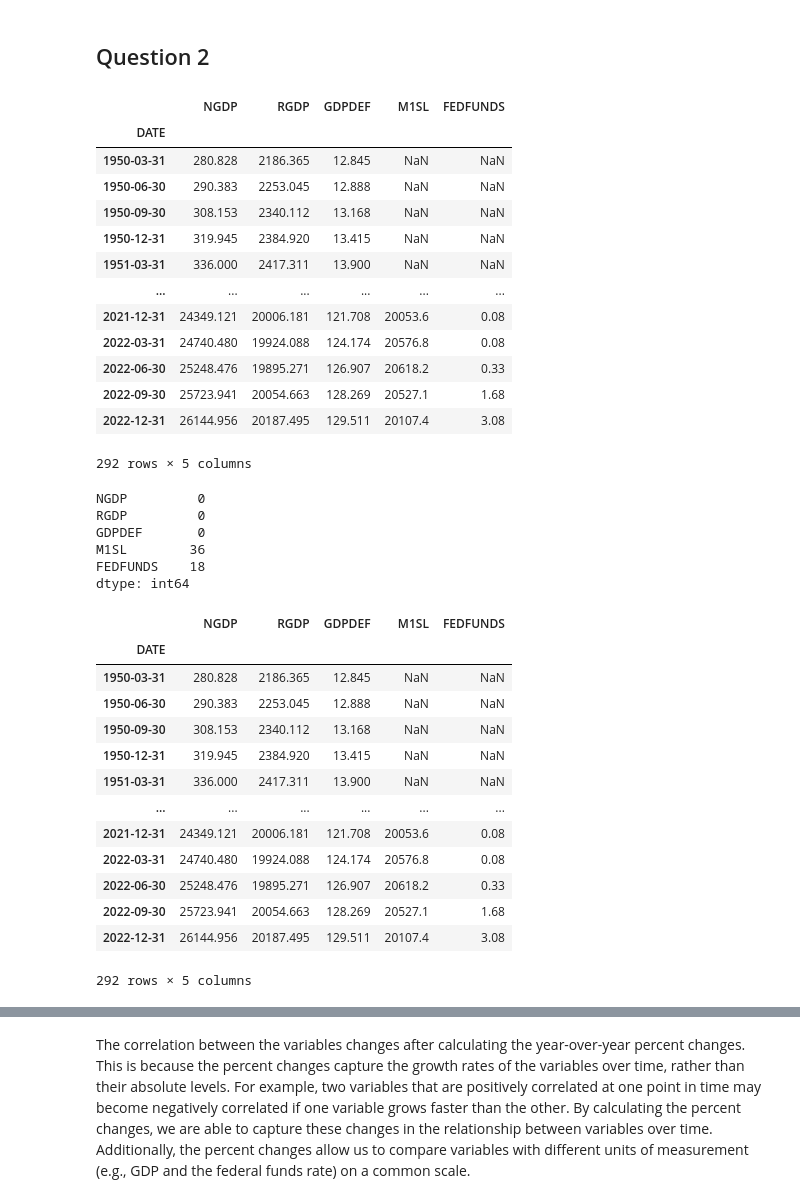
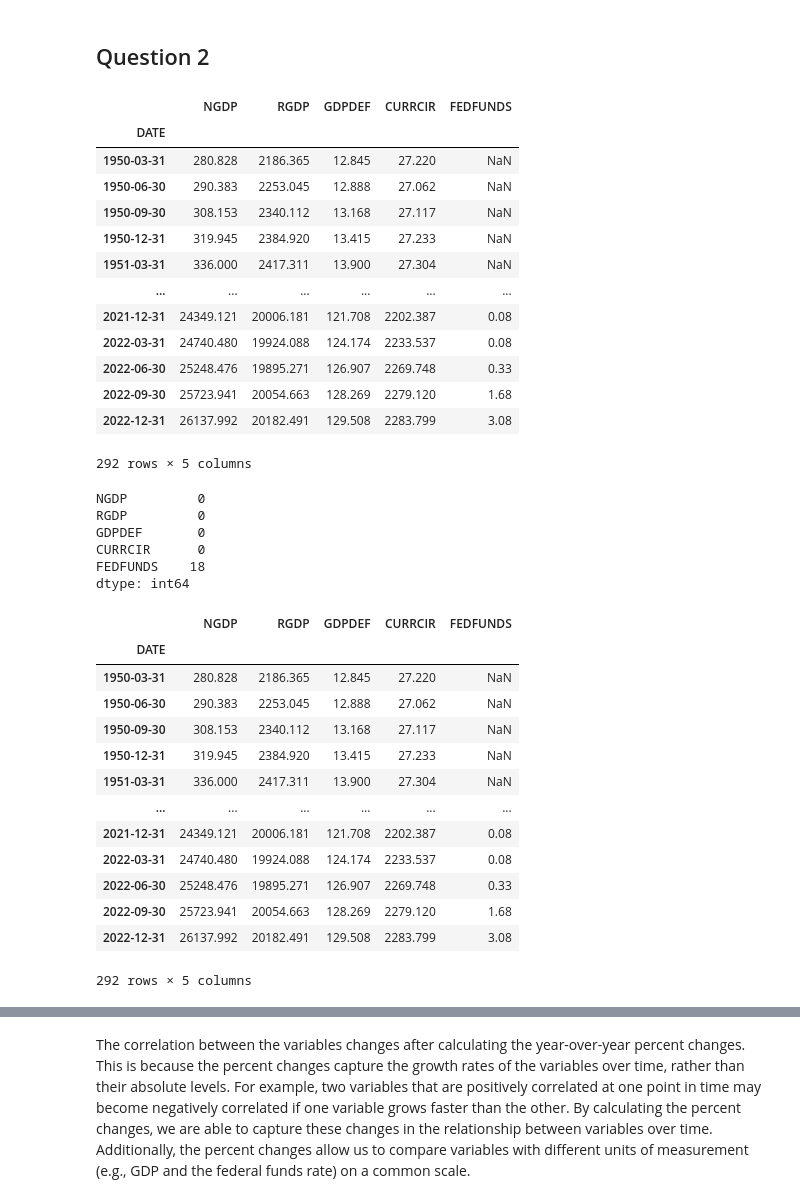
Before and after one commit to Tetteh96/ECON-611-Projects, a Jupyter notebook: Ch4/exercise2 Ch4.ipynb, the cells around one changed output, grey strips where cells are left out. Saved outputs shown, nothing was run; the diff lists cells and outputs as text; code cells hidden in the pictures.

```diff
--- a/Ch4/exercise2 Ch4.ipynb
+++ b/Ch4/exercise2 Ch4.ipynb
@@ -269,33 +278,33 @@ We can see from the scatter plot and line graph that there is a positive relatio
 # %%
 # Define start and end dates
 start = pd.to_datetime('1950-01-01')
 end = pd.to_datetime('2022-12-31')
 
 # Download data
 eco_indicator = pd.DataFrame()
 eco_indicator['NGDP'] = web.DataReader('GDP', 'fred', start, end)['GDP']
 eco_indicator['RGDP'] = web.DataReader('GDPC1', 'fred', start, end)['GDPC1']
 eco_indicator['GDPDEF'] = web.DataReader('GDPDEF', 'fred', start, end)['GDPDEF']
-eco_indicator['M1SL'] = web.DataReader('M1SL', 'fred', start, end)['M1SL']
+eco_indicator['CURRCIR'] = web.DataReader('CURRCIR', 'fred', start, end)['CURRCIR']
 eco_indicator['FEDFUNDS'] = web.DataReader('FEDFUNDS', 'fred', start, end)['FEDFUNDS']
 
 # Resample to quarterly frequency
 eco_indicator = eco_indicator.resample('Q').last()
 eco_indicator
 # %% [output]
-|  | NGDP | RGDP | GDPDEF | M1SL | FEDFUNDS |
+|  | NGDP | RGDP | GDPDEF | CURRCIR | FEDFUNDS |
 | DATE |  |  |  |  |  |
-| 1950-03-31 | 280.828 | 2186.365 | 12.845 | NaN | NaN |
-| 1950-06-30 | 290.383 | 2253.045 | 12.888 | NaN | NaN |
-| 1950-09-30 | 308.153 | 2340.112 | 13.168 | NaN | NaN |
-| 1950-12-31 | 319.945 | 2384.920 | 13.415 | NaN | NaN |
-| 1951-03-31 | 336.000 | 2417.311 | 13.900 | NaN | NaN |
+| 1950-03-31 | 280.828 | 2186.365 | 12.845 | 27.220 | NaN |
+| 1950-06-30 | 290.383 | 2253.045 | 12.888 | 27.062 | NaN |
+| 1950-09-30 | 308.153 | 2340.112 | 13.168 | 27.117 | NaN |
+| 1950-12-31 | 319.945 | 2384.920 | 13.415 | 27.233 | NaN |
+| 1951-03-31 | 336.000 | 2417.311 | 13.900 | 27.304 | NaN |
 | ... | ... | ... | ... | ... | ... |
-| 2021-12-31 | 24349.121 | 20006.181 | 121.708 | 20053.6 | 0.08 |
-| 2022-03-31 | 24740.480 | 19924.088 | 124.174 | 20576.8 | 0.08 |
-| 2022-06-30 | 25248.476 | 19895.271 | 126.907 | 20618.2 | 0.33 |
-| 2022-09-30 | 25723.941 | 20054.663 | 128.269 | 20527.1 | 1.68 |
-| 2022-12-31 | 26144.956 | 20187.495 | 129.511 | 20107.4 | 3.08 |
+| 2021-12-31 | 24349.121 | 20006.181 | 121.708 | 2202.387 | 0.08 |
+| 2022-03-31 | 24740.480 | 19924.088 | 124.174 | 2233.537 | 0.08 |
+| 2022-06-30 | 25248.476 | 19895.271 | 126.907 | 2269.748 | 0.33 |
+| 2022-09-30 | 25723.941 | 20054.663 | 128.269 | 2279.120 | 1.68 |
+| 2022-12-31 | 26137.992 | 20182.491 | 129.508 | 2283.799 | 3.08 |
 292 rows × 5 columns
 # %%
 eco_indicator.isna().sum()
@@ -303,7 +312,7 @@ eco_indicator.isna().sum()
 NGDP         0
 RGDP         0
 GDPDEF       0
-M1SL        36
+CURRCIR      0
 FEDFUNDS    18
 dtype: int64
 # %%
@@ -311,19 +320,19 @@ dtype: int64
 # %%
 eco_indicator
 # %% [output]
-|  | NGDP | RGDP | GDPDEF | M1SL | FEDFUNDS |
+|  | NGDP | RGDP | GDPDEF | CURRCIR | FEDFUNDS |
 | DATE |  |  |  |  |  |
-| 1950-03-31 | 280.828 | 2186.365 | 12.845 | NaN | NaN |
-| 1950-06-30 | 290.383 | 2253.045 | 12.888 | NaN | NaN |
-| 1950-09-30 | 308.153 | 2340.112 | 13.168 | NaN | NaN |
-| 1950-12-31 | 319.945 | 2384.920 | 13.415 | NaN | NaN |
-| 1951-03-31 | 336.000 | 2417.311 | 13.900 | NaN | NaN |
+| 1950-03-31 | 280.828 | 2186.365 | 12.845 | 27.220 | NaN |
+| 1950-06-30 | 290.383 | 2253.045 | 12.888 | 27.062 | NaN |
+| 1950-09-30 | 308.153 | 2340.112 | 13.168 | 27.117 | NaN |
+| 1950-12-31 | 319.945 | 2384.920 | 13.415 | 27.233 | NaN |
+| 1951-03-31 | 336.000 | 2417.311 | 13.900 | 27.304 | NaN |
 | ... | ... | ... | ... | ... | ... |
-| 2021-12-31 | 24349.121 | 20006.181 | 121.708 | 20053.6 | 0.08 |
-| 2022-03-31 | 24740.480 | 19924.088 | 124.174 | 20576.8 | 0.08 |
-| 2022-06-30 | 25248.476 | 19895.271 | 126.907 | 20618.2 | 0.33 |
-| 2022-09-30 | 25723.941 | 20054.663 | 128.269 | 20527.1 | 1.68 |
-| 2022-12-31 | 26144.956 | 20187.495 | 129.511 | 20107.4 | 3.08 |
+| 2021-12-31 | 24349.121 | 20006.181 | 121.708 | 2202.387 | 0.08 |
+| 2022-03-31 | 24740.480 | 19924.088 | 124.174 | 2233.537 | 0.08 |
+| 2022-06-30 | 25248.476 | 19895.271 | 126.907 | 2269.748 | 0.33 |
+| 2022-09-30 | 25723.941 | 20054.663 | 128.269 | 2279.120 | 1.68 |
+| 2022-12-31 | 26137.992 | 20182.491 | 129.508 | 2283.799 | 3.08 |
 292 rows × 5 columns
 # %%
 # Calculate year-over-year percent changes
```
Also changed, not shown: parts of 9 cells of this notebook, 1 other file.
